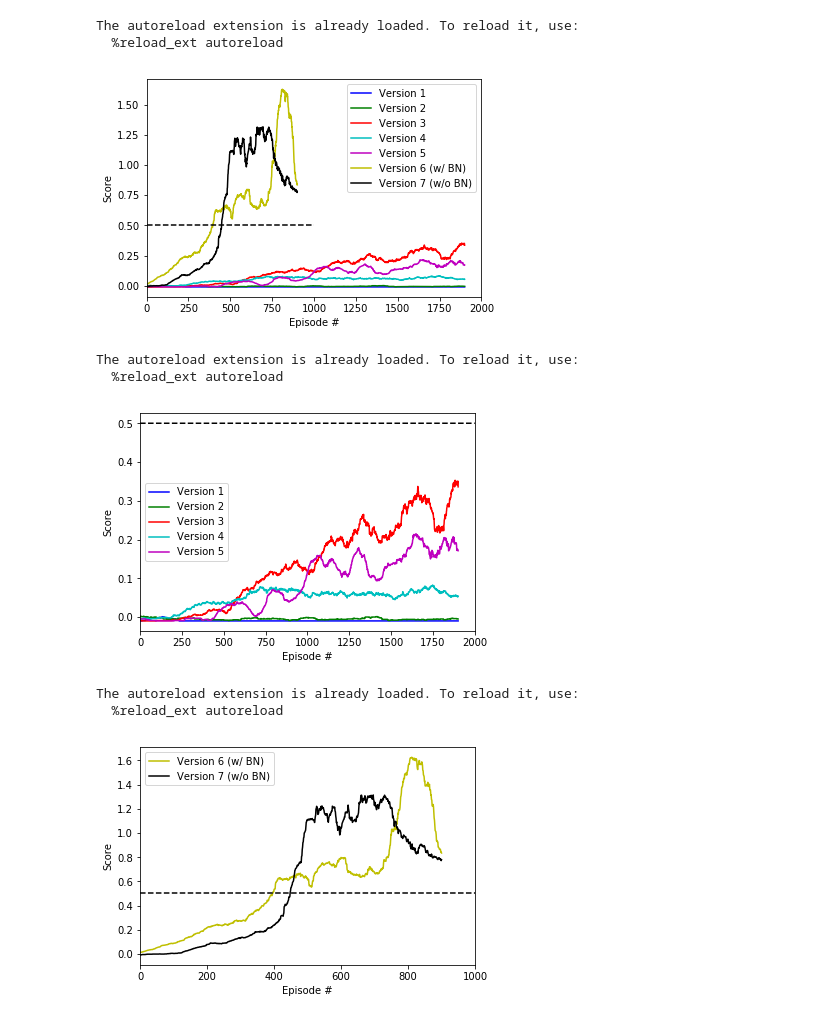
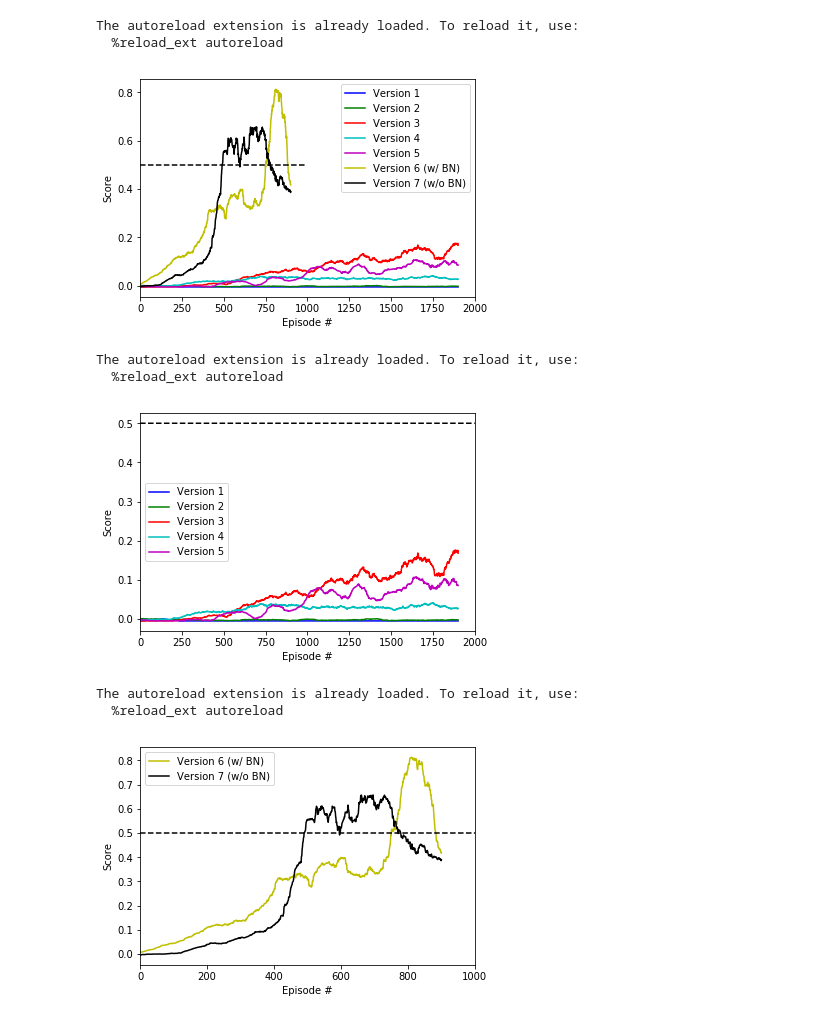
Before and after one commit to Brandon-HY-Lin/deep-reinforcement-learning, a Jupyter notebook: p3_collab-compet/DDPG/Report_DDPG_draft.ipynb, the cells around one changed output. Drawn from its saved outputs; the diff is of its cells as text; code cells hidden in the pictures.

```diff
--- a/p3_collab-compet/DDPG/Report_DDPG_draft.ipynb
+++ b/p3_collab-compet/DDPG/Report_DDPG_draft.ipynb
@@ -180,37 +200,37 @@ utils.plot_scores_v2(score_parcels,
                   size_window=100,
                  max_len=2000,
                  show_origin=False,
-                    margin=0)
+                    margin=0, weight=0.5)
 # %% [output]
 The autoreload extension is already loaded. To reload it, use:
   %reload_ext autoreload
-[figure, old version]
+[figure, new version]
 # %%
 import numpy as np
 %load_ext autoreload
 %autoreload 2
 
 %matplotlib inline
 import matplotlib.pyplot as plt
 
 from utils import utils
 from utils.utils import ScoreParcels
 
 score_parcels = [ScoreParcels('Version 1', './logs/log_DDPG_version_1.pickle', 'b'),
                 ScoreParcels('Version 2', './logs/log_DDPG_version_2.pickle', 'g'),
                 ScoreParcels('Version 3', './logs/log_DDPG_version_3.pickle', 'r'),
                 ScoreParcels('Version 4', './logs/log_DDPG_version_4.pickle', 'c'),
                 ScoreParcels('Version 5', './logs/log_DDPG_version_5.pickle', 'm'),]
 
 utils.plot_scores_v2(score_parcels,
                   size_window=100,
                  max_len=2000,
                  show_origin=False,
-                    margin=0)
+                    margin=0, weight=0.5)
 # %% [output]
 The autoreload extension is already loaded. To reload it, use:
   %reload_ext autoreload
-[figure, old version]
+[figure, new version]
 # %%
 import numpy as np
 %load_ext autoreload
@@ -230,11 +250,11 @@ utils.plot_scores_v2(score_parcels,
                   size_window=100,
                  max_len=1000,
                  show_origin=False,
-                    margin=0)
+                    margin=0, weight=0.5)
 # %% [output]
 The autoreload extension is already loaded. To reload it, use:
   %reload_ext autoreload
-[figure, old version]
+[figure, new version]
 # %%
 import numpy as np
 %load_ext autoreload
```
Also changed, not shown: parts of 2 cells of this notebook, 8 other files.
